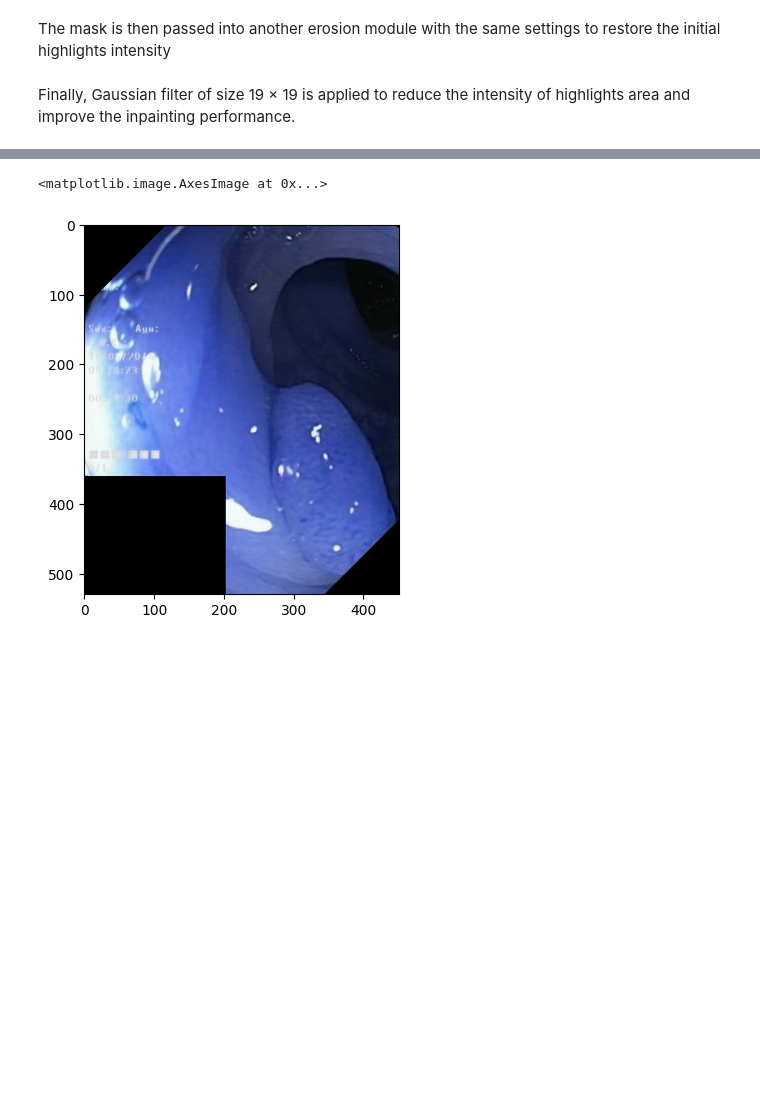
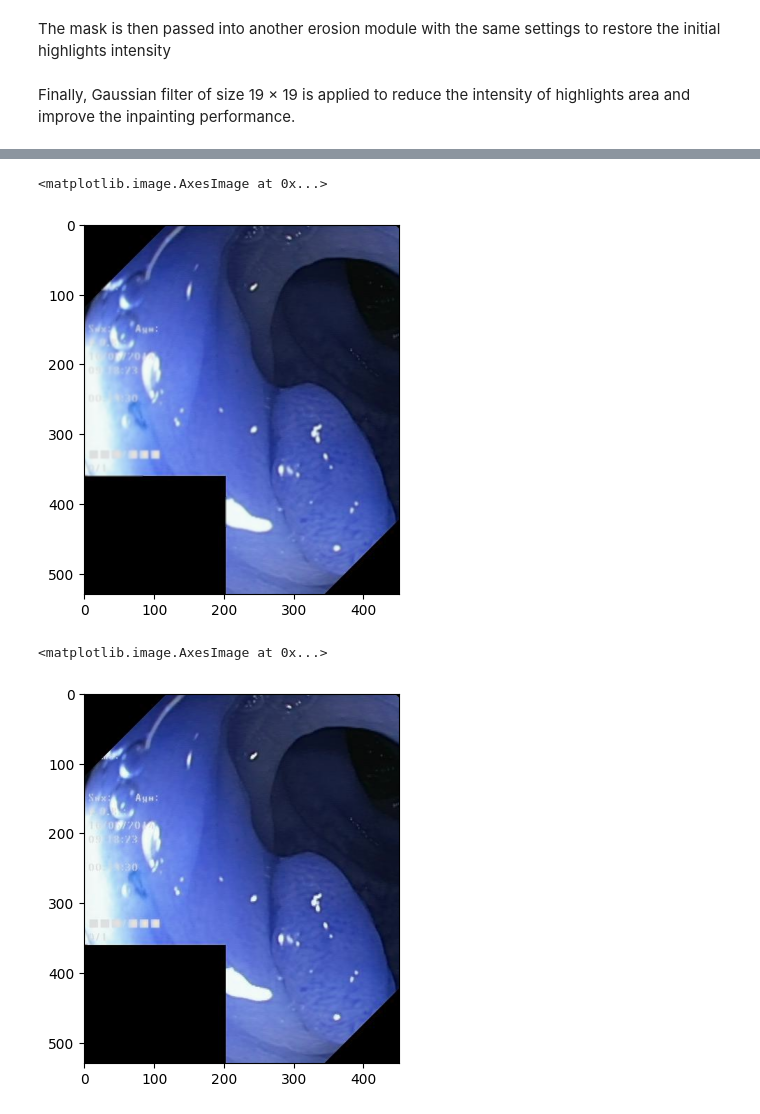
Before and after one commit to AdiJoost/medVQA-imageClef-Polyps, a Jupyter notebook: image_preparation.ipynb, the cells around one changed output, grey strips where cells are left out. Saved outputs shown, nothing was run; the diff lists cells and outputs as text; code cells hidden in the pictures; blank space fills up the shorter version.

```diff
--- a/image_preparation.ipynb
+++ b/image_preparation.ipynb
@@ -54,3 +58,15 @@ plt.imshow(smoothed)
+# %%
+blurred_image = cv2.blur(rawImage, (3, 3))
+# %%
+replacedPixels = cv2.bitwise_and(blurred_image,blurred_image,mask = smoothed)
+blacked = np.zeros_like(rawImage)
+# %%
+result = np.where(binary_mask[:, :, np.newaxis] == 1, replacedPixels, rawImage)
+# %%
+plt.imshow(result)
+# %% [output]
+<matplotlib.image.AxesImage at 0x...>
+[figure, added]
 # %%
 plt.imshow(rawImage)
 # %% [output]
```
Also changed, not shown: parts of 5 cells of this notebook.
